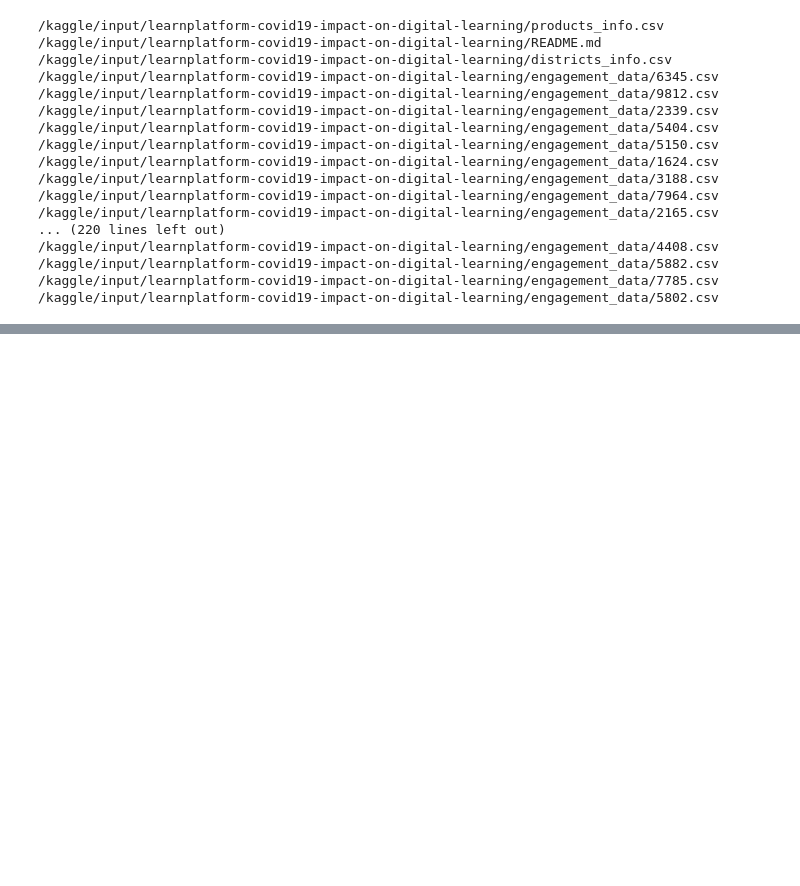
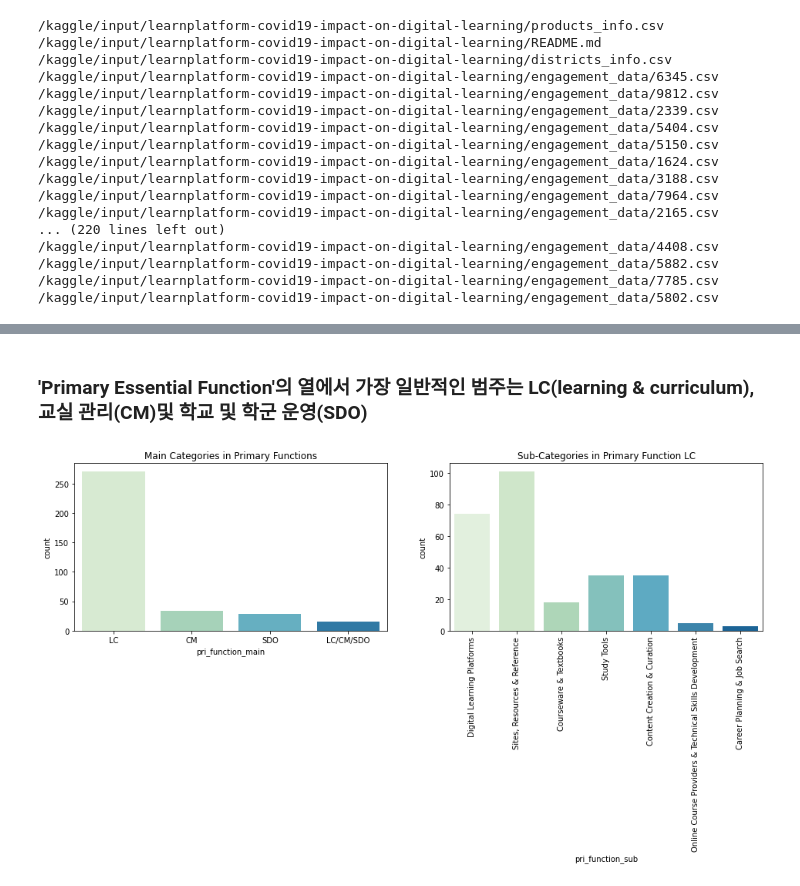
Before and after one commit to genie-lee-beep/Jieun-Lee, a Jupyter notebook: AI Competition/learnplatform-covid19-impact-on-digital-learning/learnplatform-eda-210818v.ipynb, the cells around one changed output, grey strips where cells are left out. Saved outputs shown, nothing was run; the diff lists cells and outputs as text; code cells hidden in the pictures; blank space fills up the shorter version.

```diff
--- a/AI Competition/learnplatform-covid19-impact-on-digital-learning/learnplatform-eda-210818v.ipynb
+++ b/AI Competition/learnplatform-covid19-impact-on-digital-learning/learnplatform-eda-210818v.ipynb
@@ -43,0 +179,3 @@ districts_df.head()
+# %%
+products_df['pri_function_main'] = products_df['Primary Essential Function'].apply(lambda x: x.split(' - ')[0] if x == x else x)
+products_df['pri_function_sub'] = products_df['Primary Essential Function'].apply(lambda x: x.split(' - ')[1] if x == x else x)
@@ -43,0 +355,3 @@ districts_df.head()
+# %%
+districts_df = districts_df[districts_df.district_id.isin(engagement.district_id.unique())].reset_index(drop=True)
+products_df = products_df[products_df['LP ID'].isin(engagement.lp_id.unique())].reset_index(drop=True)
@@ -43,0 +464,17 @@ districts_df.head()
+# %% [markdown]
+### 'Primary Essential Function'의 열에서 가장 일반적인 범주는 LC(learning & curriculum), 교실 관리(CM)및 학교 및 학군 운영(SDO)
+# %%
+#countplot으로 개수 찍어보기
+
+fig, ax = plt.subplots(1, 2, figsize=(16,4))
+sns.countplot(data=products_df, x='pri_function_main', palette ='GnBu', ax=ax[0])
+ax[0].set_title('Main Categories in Primary Functions')
+
+sns.countplot(data=products_df[products_df.pri_function_main == 'LC'],
+                       x='pri_function_sub', palette ='GnBu', ax=ax[1])
+
+ax[1].set_title('Sub-Categories in Primary Function LC')
+ax[1].set_xticklabels(ax[1].get_xticklabels(), rotation=90)
+plt.show()
+# %% [output]
+[figure, added]
```
Also changed, not shown: parts of 47 cells of this notebook.
